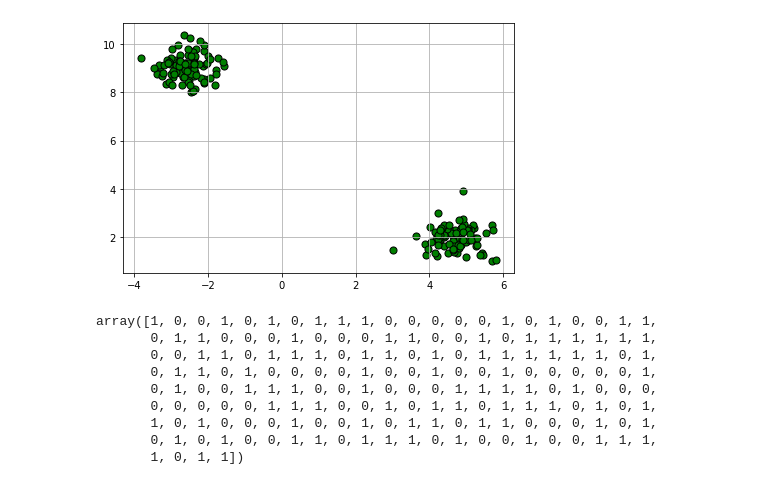
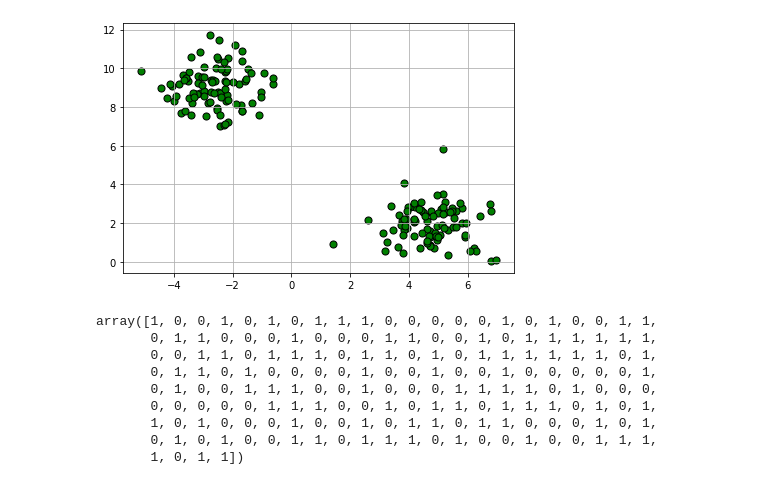
Before and after one commit to ammarlodhi255/machine-learning-from-scratch, a Jupyter notebook: 15. clustering.ipynb, the cells around one changed output. Cells and saved outputs as stored; diff of their text form; code cells hidden in the pictures.

```diff
--- a/15. clustering.ipynb
+++ b/15. clustering.ipynb
@@ -1,31 +1,31 @@
 # %%
 import matplotlib.pyplot as plt
 from sklearn.datasets import make_blobs
 
 X, y = make_blobs (
     n_samples=180,
     n_features=2,
     centers=2,
-    cluster_std=0.5,
+    cluster_std=1,
     shuffle=True,
     random_state=42
 )
 
 
 plt.scatter(
     X[:, 0],
     X[:, 1],
     c='green',
     marker='o',
     edgecolor='black',
     s=50
 )
 
 plt.grid()
 plt.tight_layout()
 plt.show()
 # %% [output]
-[figure, old version]
+[figure, new version]
 # %%
 from sklearn.cluster import KMeans
 kmeans = KMeans (
```
Also changed, not shown: parts of 1 cell of this notebook.
